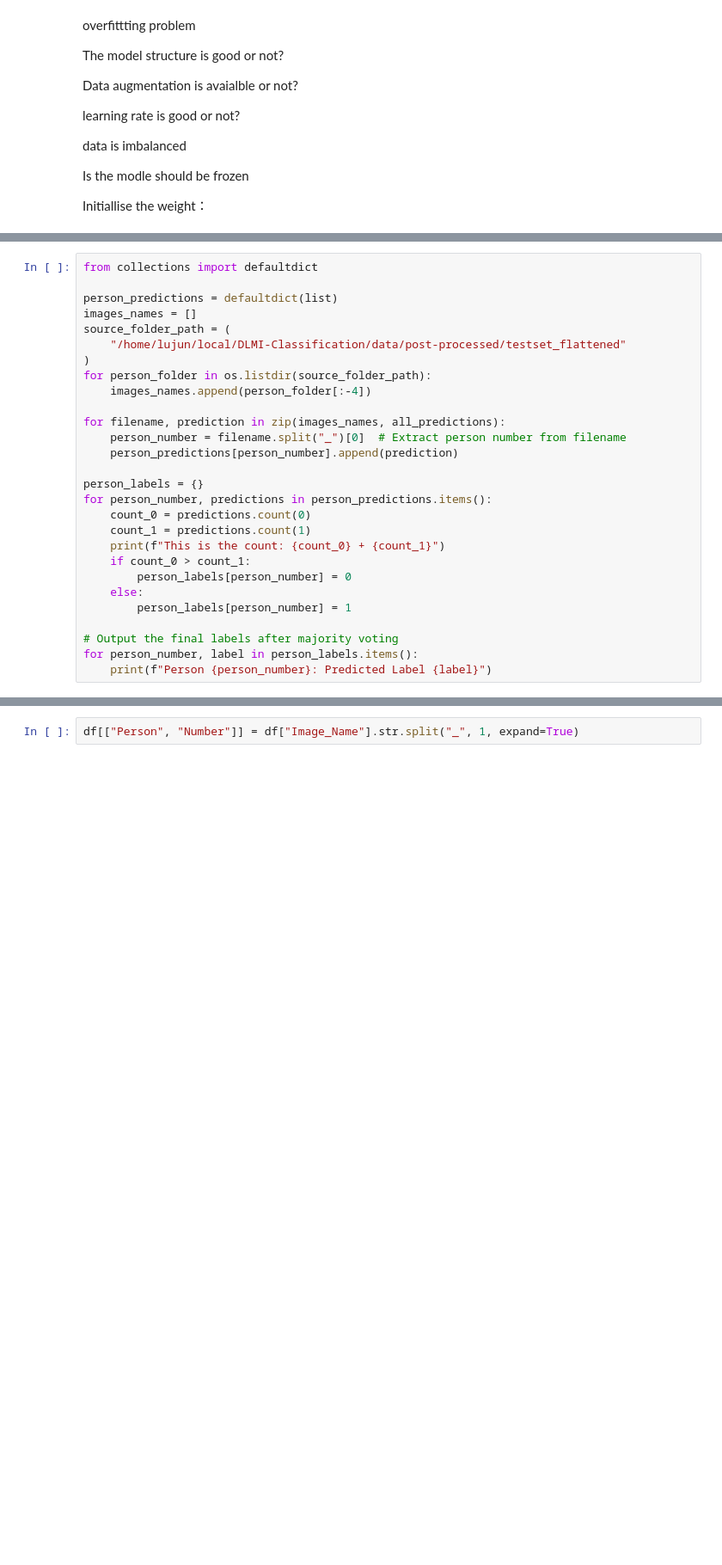
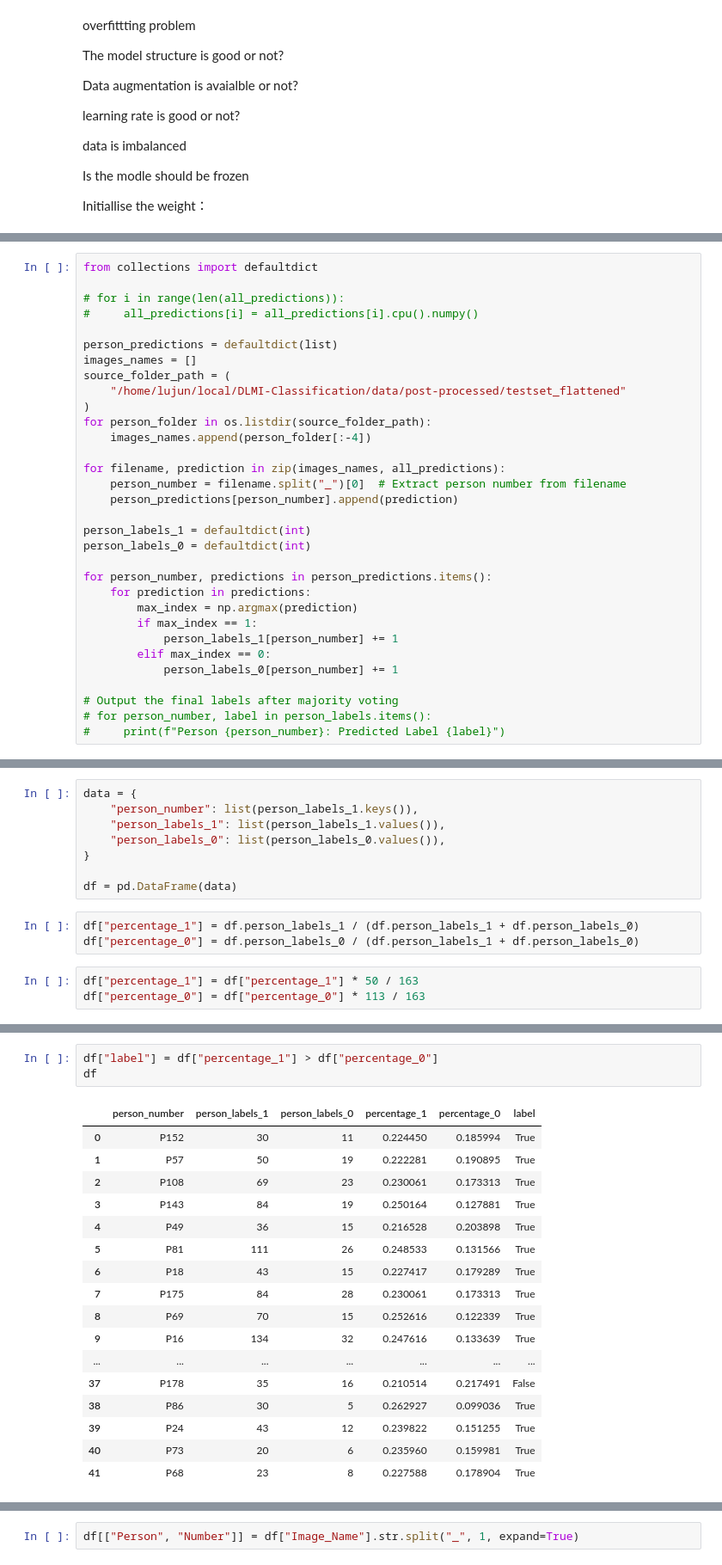
Before and after one commit to DobricLilujun/DLMI-Classification, a Jupyter notebook: mainTraining.ipynb, the cells around one changed output, grey strips where cells are left out. Shown: that part at 86% size. Cells and saved outputs as stored; diff of their text form; blank space fills up the shorter version.

```diff
--- a/mainTraining.ipynb
+++ b/mainTraining.ipynb
@@ -330,5 +372,8 @@ All Predictions: [0.5, 0.5, 0.5, 0.5, 0.5, 0.5, 0.5, 0.5, 0.5, 0.5, 0.5, 0.5, 0.
 # %%
 from collections import defaultdict
+
+# for i in range(len(all_predictions)):
+#     all_predictions[i] = all_predictions[i].cpu().numpy()
 
 person_predictions = defaultdict(list)
 images_names = []
@@ -342,16 +387,17 @@ for filename, prediction in zip(images_names, all_predictions):
     person_number = filename.split("_")[0]  # Extract person number from filename
     person_predictions[person_number].append(prediction)
 
-person_labels = {}
+person_labels_1 = defaultdict(int)
+person_labels_0 = defaultdict(int)
+
 for person_number, predictions in person_predictions.items():
-    count_0 = predictions.count(0)
-    count_1 = predictions.count(1)
-    print(f"This is the count: {count_0} + {count_1}")
-    if count_0 > count_1:
-        person_labels[person_number] = 0
-    else:
-        person_labels[person_number] = 1
+    for prediction in predictions:
+        max_index = np.argmax(prediction)
+        if max_index == 1:
+            person_labels_1[person_number] += 1
+        elif max_index == 0:
+            person_labels_0[person_number] += 1
 
 # Output the final labels after majority voting
-for person_number, label in person_labels.items():
-    print(f"Person {person_number}: Predicted Label {label}")
+# for person_number, label in person_labels.items():
+#     print(f"Person {person_number}: Predicted Label {label}")
@@ -361,0 +404,14 @@ df = pd.DataFrame({"Image_Name": images_names, "Prediction": all_predictions})
+# %%
+data = {
+    "person_number": list(person_labels_1.keys()),
+    "person_labels_1": list(person_labels_1.values()),
+    "person_labels_0": list(person_labels_0.values()),
+}
+
+df = pd.DataFrame(data)
+# %%
+df["percentage_1"] = df.person_labels_1 / (df.person_labels_1 + df.person_labels_0)
+df["percentage_0"] = df.person_labels_0 / (df.person_labels_1 + df.person_labels_0)
+# %%
+df["percentage_1"] = df["percentage_1"] * 50 / 163
+df["percentage_0"] = df["percentage_0"] * 113 / 163
@@ -361,0 +436,21 @@ df = pd.DataFrame({"Image_Name": images_names, "Prediction": all_predictions})
+# %%
+df["label"] = df["percentage_1"] > df["percentage_0"]
+df
+# %% [output]
+|  | person_number | person_labels_1 | person_labels_0 | percentage_1 | percentage_0 | label |
+| 0 | P152 | 30 | 11 | 0.224450 | 0.185994 | True |
+| 1 | P57 | 50 | 19 | 0.222281 | 0.190895 | True |
+| 2 | P108 | 69 | 23 | 0.230061 | 0.173313 | True |
+| 3 | P143 | 84 | 19 | 0.250164 | 0.127881 | True |
+| 4 | P49 | 36 | 15 | 0.216528 | 0.203898 | True |
+| 5 | P81 | 111 | 26 | 0.248533 | 0.131566 | True |
+| 6 | P18 | 43 | 15 | 0.227417 | 0.179289 | True |
+| 7 | P175 | 84 | 28 | 0.230061 | 0.173313 | True |
+| 8 | P69 | 70 | 15 | 0.252616 | 0.122339 | True |
+| 9 | P16 | 134 | 32 | 0.247616 | 0.133639 | True |
+| ... | ... | ... | ... | ... | ... | ... |
+| 37 | P178 | 35 | 16 | 0.210514 | 0.217491 | False |
+| 38 | P86 | 30 | 5 | 0.262927 | 0.099036 | True |
+| 39 | P24 | 43 | 12 | 0.239822 | 0.151255 | True |
+| 40 | P73 | 20 | 6 | 0.235960 | 0.159981 | True |
+| 41 | P68 | 23 | 8 | 0.227588 | 0.178904 | True |
```
Also changed, not shown: parts of 17 cells of this notebook.
